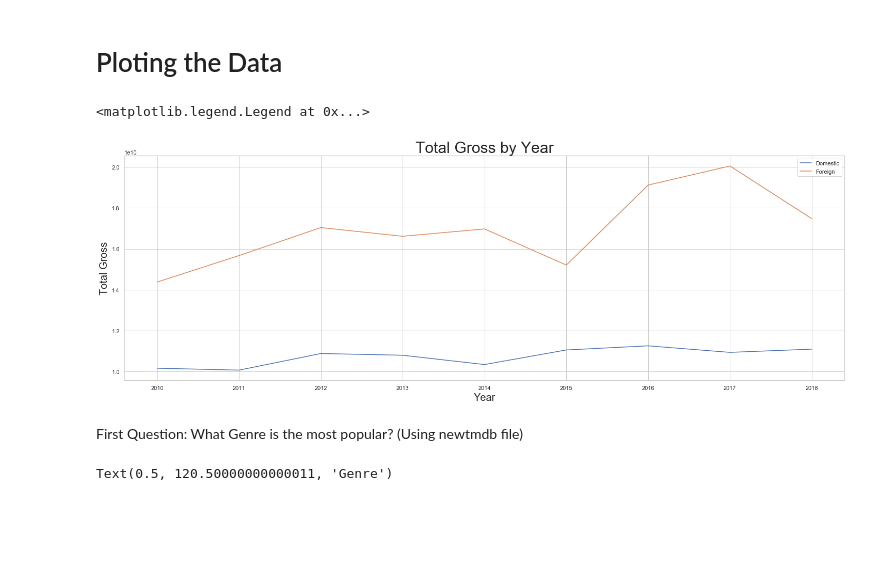
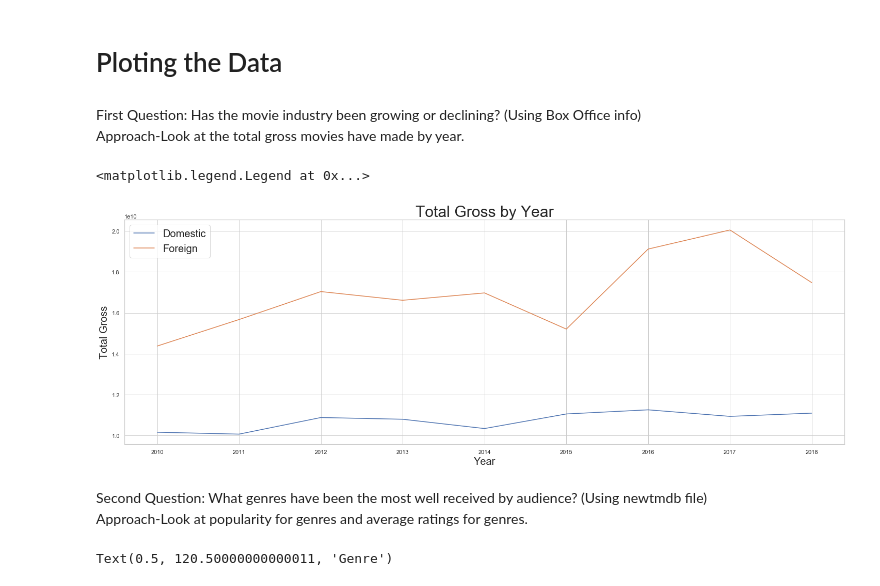
Before and after one commit to stevenkyle2013/Movie-Project, a Jupyter notebook: Data Cleaning.ipynb, the cells around one changed output. Drawn from its saved outputs; the diff is of its cells as text; code cells hidden in the pictures; blank space fills up the shorter version.

```diff
--- a/Data Cleaning.ipynb
+++ b/Data Cleaning.ipynb
@@ -198,20 +187,24 @@ BoxOfficeInfo
 # %% [markdown]
 # Ploting the Data
+# %% [markdown]
+First Question: Has the movie industry been growing or declining? (Using Box Office info)
+<br>Approach-Look at the total gross movies have made by year.
 # %%
 fig1, ax1 = plt.subplots(figsize=(25,8))
 sns.lineplot(x='year',y='domestic_gross',data=BoxOfficeInfo, label='Domestic', ax=ax1)
 sns.lineplot(x='year',y='foreign_gross',data=BoxOfficeInfo, label='Foreign', ax=ax1)
 
 
 ax1.set_title('Total Gross by Year',fontsize=30)
 ax1.set_xlabel('Year',fontsize=20)
 ax1.set_ylabel('Total Gross',fontsize=20)
-ax1.legend() #Change Size
+ax1.legend(prop={'size': 20}) #Change Size
 # %% [output]
 <matplotlib.legend.Legend at 0x...>
-[figure, old version]
+[figure, new version]
-# %% [markdown]
-First Question: What Genre is the most popular? (Using newtmdb file)
+# %% [markdown]
+Second Question: What genres have been the most well received by audience? (Using newtmdb file)
+<br>Approach-Look at popularity for genres and average ratings for genres.
 # %%
 #Getting rid of anything under vote_count of 10
 newtmdb.drop(newtmdb[newtmdb['vote_count'] < 11].index, inplace=True)
```
Also changed, not shown: parts of 16 cells of this notebook, 6 other files.
